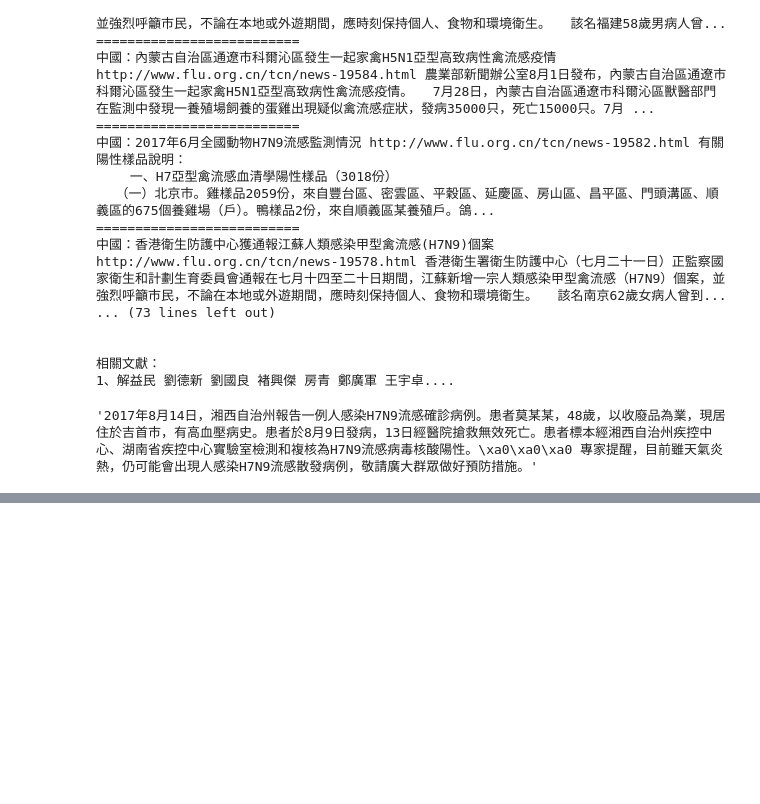
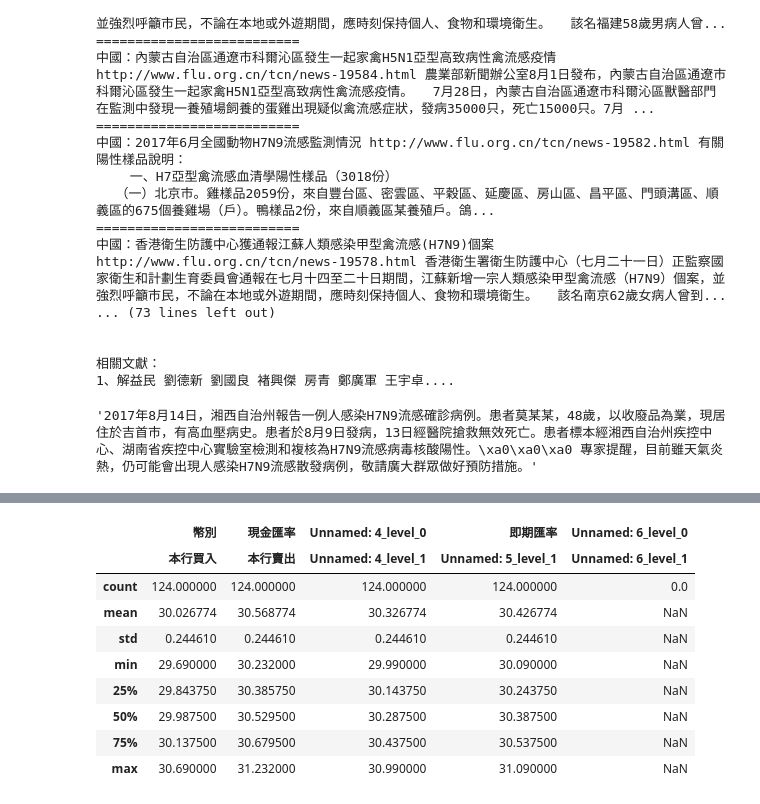
Before and after one commit to ywchiu/cdc_course, a Jupyter notebook: Demo20170818.ipynb, the cells around one changed output, grey strips where cells are left out. Saved outputs shown, nothing was run; the diff lists cells and outputs as text; code cells hidden in the pictures; blank space fills up the shorter version.

```diff
--- a/Demo20170818.ipynb
+++ b/Demo20170818.ipynb
@@ -264,0 +426,13 @@ pageDetail('http://www.flu.org.cn/tcn/news-19570.html')
+# %%
+dfs[0].describe()
+# %% [output]
+|  | 幣別 | 現金匯率 | Unnamed: 4_level_0 | 即期匯率 | Unnamed: 6_level_0 |
+|  | 本行買入 | 本行賣出 | Unnamed: 4_level_1 | Unnamed: 5_level_1 | Unnamed: 6_level_1 |
+| count | 124.000000 | 124.000000 | 124.000000 | 124.000000 | 0.0 |
+| mean | 30.026774 | 30.568774 | 30.326774 | 30.426774 | NaN |
+| std | 0.244610 | 0.244610 | 0.244610 | 0.244610 | NaN |
+| min | 29.690000 | 30.232000 | 29.990000 | 30.090000 | NaN |
+| 25% | 29.843750 | 30.385750 | 30.143750 | 30.243750 | NaN |
+| 50% | 29.987500 | 30.529500 | 30.287500 | 30.387500 | NaN |
+| 75% | 30.137500 | 30.679500 | 30.437500 | 30.537500 | NaN |
+| max | 30.690000 | 31.232000 | 30.990000 | 31.090000 | NaN |
```
Also changed, not shown: parts of 22 cells of this notebook.
